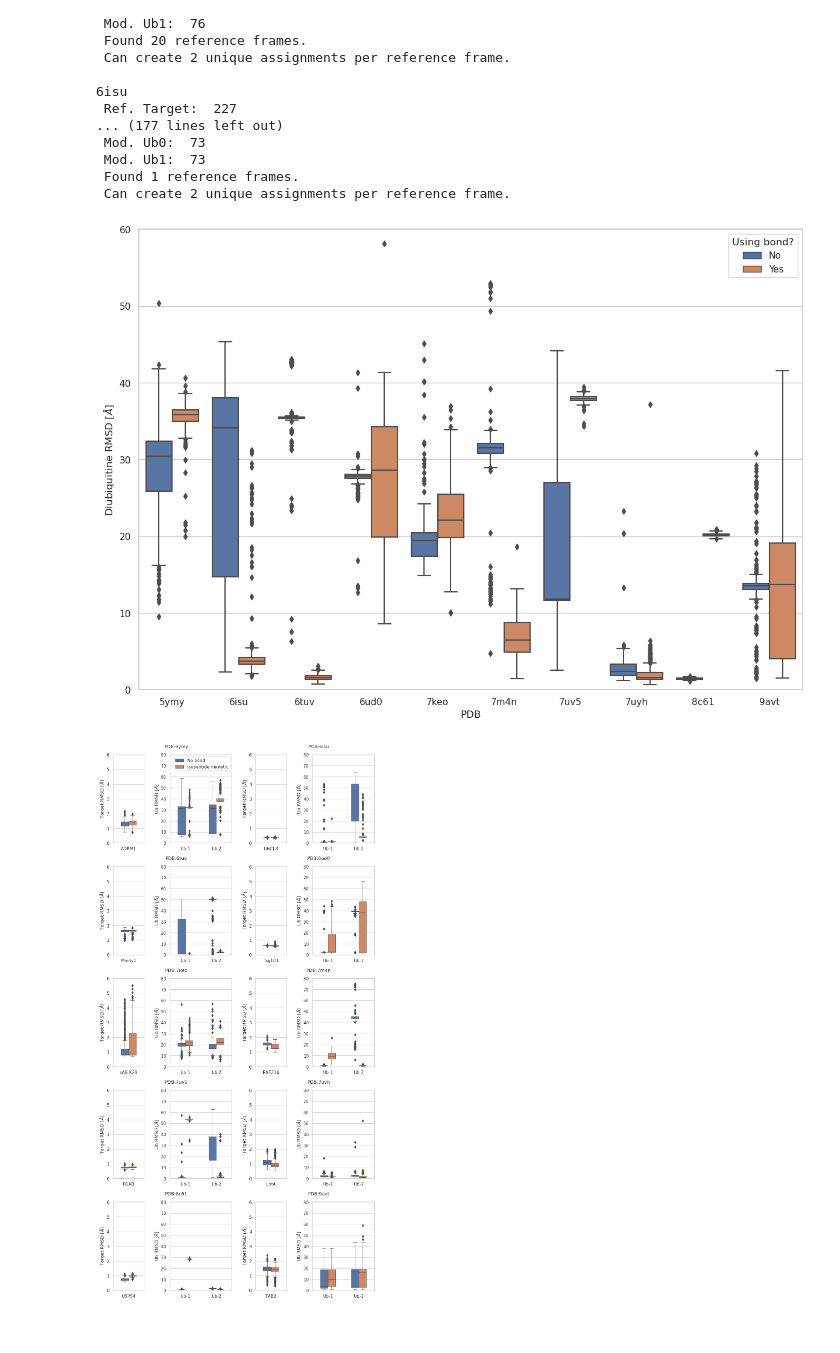
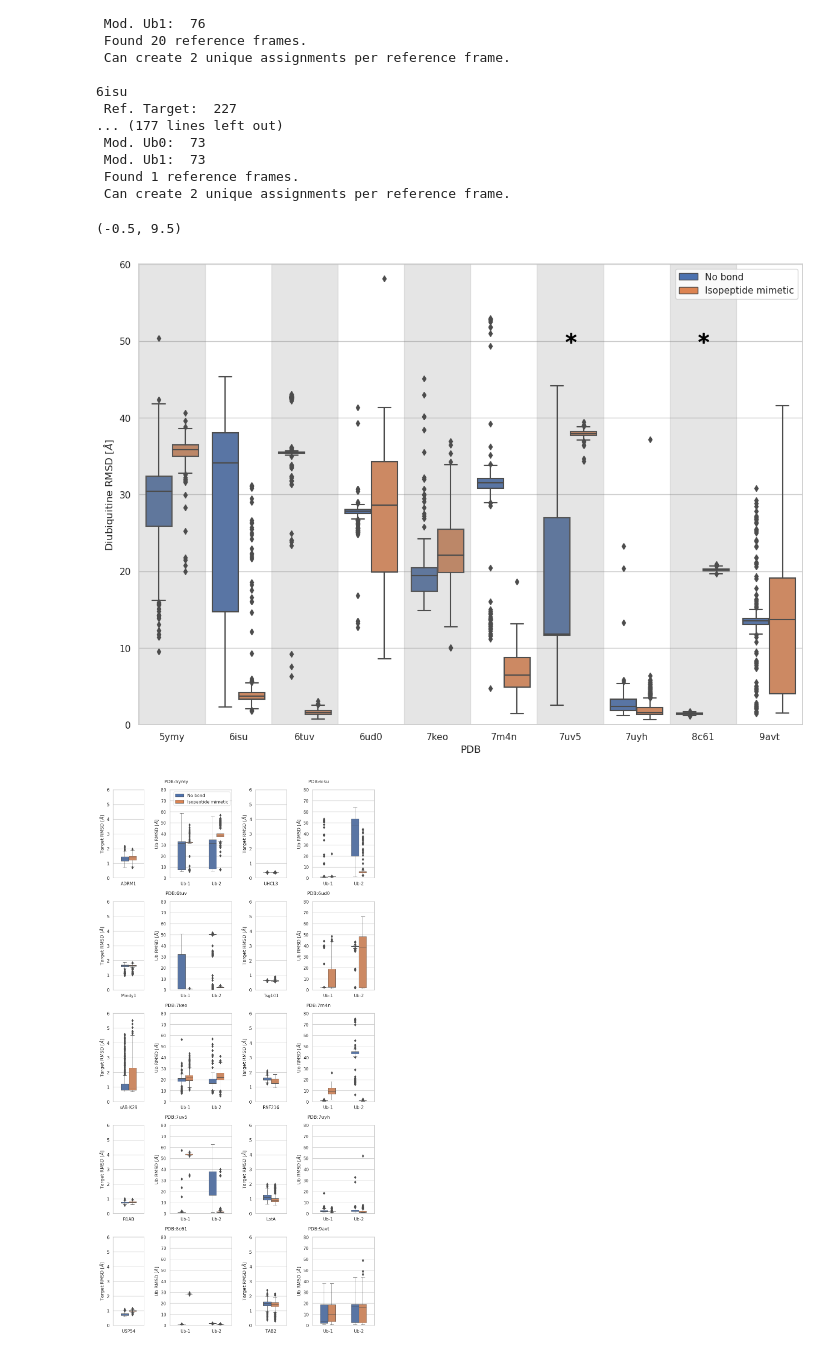
Before and after one commit to bio-phys/polyUb-AF, a Jupyter notebook: analysis_isopeptide_rmsd_ubs.ipynb, the cells around one changed output. Cells and saved outputs as stored; diff of their text form; code cells hidden in the pictures.

Commit message:
Added gray boxes and markers to diUb RMSD

```diff
--- a/analysis_isopeptide_rmsd_ubs.ipynb
+++ b/analysis_isopeptide_rmsd_ubs.ipynb
@@ -445,32 +445,49 @@ monoub_rmsd_df['PDB']  = monoub_rmsd_df['PDB'].str.replace('-distal', '', regex=
 
 # plt.show()
 # %%
+import matplotlib.pyplot as plt
+from matplotlib.gridspec import GridSpec
+import seaborn
+plt.rcParams['svg.fonttype'] = 'none'
 # Get the default color palette
 colors = seaborn.color_palette()
 
 fig = plt.figure(layout="constrained")
 
 # use to set style of background of plot
 seaborn.set_theme(rc={'figure.figsize':(11.7,8.27)})
 seaborn.set(style="whitegrid")
 
 
 ax = seaborn.boxplot(x="PDB", y="RMSD", hue="bond", data=diub_rmsd_df)
 ax.set_ylabel(r'Diubiquitine RMSD [$\AA$]')
 ax.legend(title='Using bond?', labels=['No', 'Yes'])
 ax.set_ylim([0,60])
+ax.legend(title=None, labels=['No bond', 'Isopeptide mimetic'])
 leg = ax.get_legend()
 leg.legendHandles[0].set_facecolor(colors[0])
 leg.legendHandles[1].set_facecolor(colors[1])
 leg.legendHandles[0].set_linewidth(1)
 leg.legendHandles[1].set_linewidth(1)
 
 plt.savefig("AF3-diub-rmsd.svg", bbox_inches=0, transparent=True)
 plt.savefig("AF3-diub-rmsd.png", bbox_inches=0, transparent=False)
 
+limits = ax.get_xlim()
+print (limits)
+ax.axvspan(-0.5, 0.5, color='gray', alpha=0.2)
+ax.axvspan( 1.5, 2.5, color='gray', alpha=0.2)
+ax.axvspan( 3.5, 4.5, color='gray', alpha=0.2)
+ax.axvspan( 5.5, 6.5, color='gray', alpha=0.2)
+ax.axvspan( 7.5, 8.5, color='gray', alpha=0.2)
+ax.set_xlim(limits)
+plt.plot([6], [50], marker=r'$*$', markersize=20, color="black")
+plt.plot([8], [50], marker=r'$*$', markersize=20, color="black")
+
 plt.show()
 # %% [output]
+(-0.5, 9.5)
-[figure, old version]
+[figure, new version]
 # %%
 # # Get the default color palette
 # colors = seaborn.color_palette()
```
